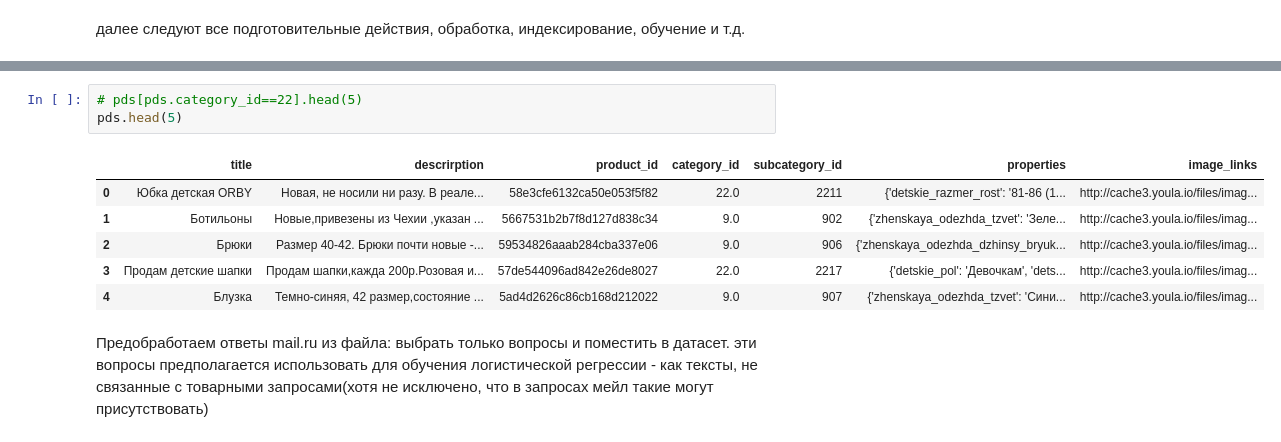
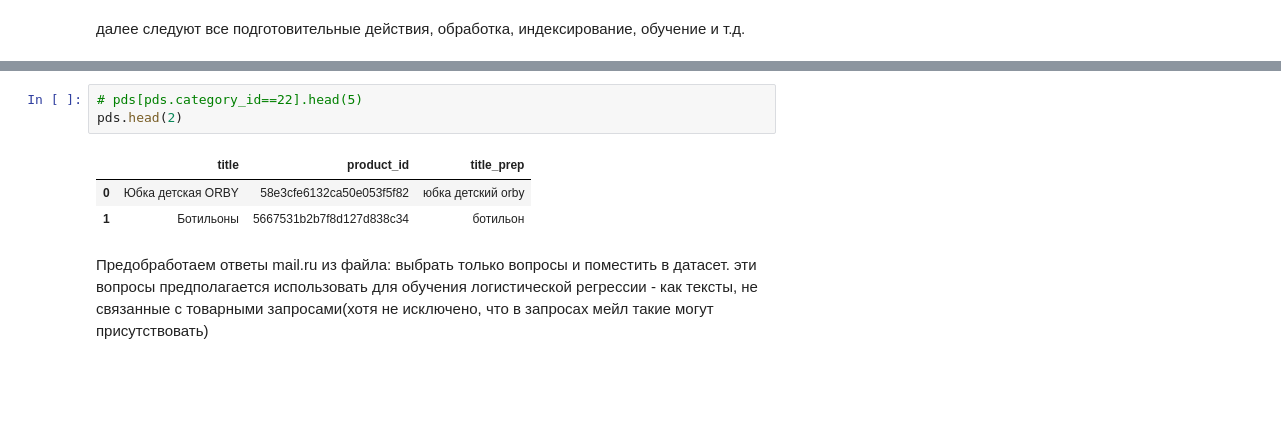
Before and after one commit to sawa25/module_14, a Jupyter notebook: ChatBotPractice_final.ipynb, the cells around one changed output, grey strips where cells are left out. Saved outputs shown, nothing was run; the diff lists cells and outputs as text; blank space fills up the shorter version.

```diff
--- a/ChatBotPractice_final.ipynb
+++ b/ChatBotPractice_final.ipynb
@@ -189,13 +176,10 @@ memory usage: 1.9+ MB
 # %%
 # pds[pds.category_id==22].head(5)
-pds.head(5)
+pds.head(2)
 # %% [output]
-|  | title | descrirption | product_id | category_id | subcategory_id | properties | image_links |
-| 0 | Юбка детская ORBY | Новая, не носили ни разу. В реале... | 58e3cfe6132ca50e053f5f82 | 22.0 | 2211 | {'detskie_razmer_rost': '81-86 (1... | http://cache3.youla.io/files/imag... |
-| 1 | Ботильоны | Новые,привезены из Чехии ,указан ... | 5667531b2b7f8d127d838c34 | 9.0 | 902 | {'zhenskaya_odezhda_tzvet': 'Зеле... | http://cache3.youla.io/files/imag... |
-| 2 | Брюки | Размер 40-42. Брюки почти новые -... | 59534826aaab284cba337e06 | 9.0 | 906 | {'zhenskaya_odezhda_dzhinsy_bryuk... | http://cache3.youla.io/files/imag... |
-| 3 | Продам детские шапки | Продам шапки,кажда 200р.Розовая и... | 57de544096ad842e26de8027 | 22.0 | 2217 | {'detskie_pol': 'Девочкам', 'dets... | http://cache3.youla.io/files/imag... |
-| 4 | Блузка | Темно-синяя, 42 размер,состояние ... | 5ad4d2626c86cb168d212022 | 9.0 | 907 | {'zhenskaya_odezhda_tzvet': 'Сини... | http://cache3.youla.io/files/imag... |
+|  | title | product_id | title_prep |
+| 0 | Юбка детская ORBY | 58e3cfe6132ca50e053f5f82 | юбка детский orby |
+| 1 | Ботильоны | 5667531b2b7f8d127d838c34 | ботильон |
 # %% [markdown]
 Предобработаем ответы mail.ru из файла: выбрать только вопросы и поместить в датасет.
 эти вопросы предполагается использовать для обучения логистической регрессии - как тексты, не связанные с товарными запросами(хотя не исключено, что в запросах мейл такие могут присутствовать)
```
Also changed, not shown: parts of 5 cells of this notebook.
